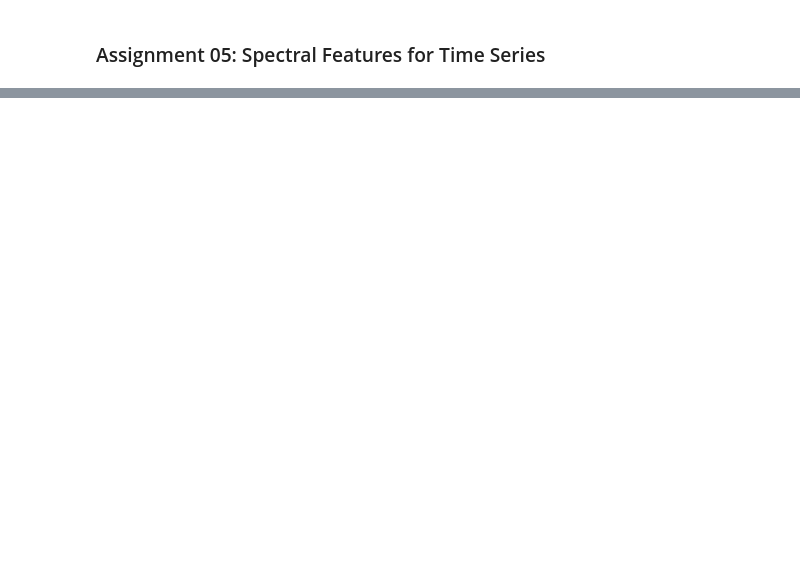
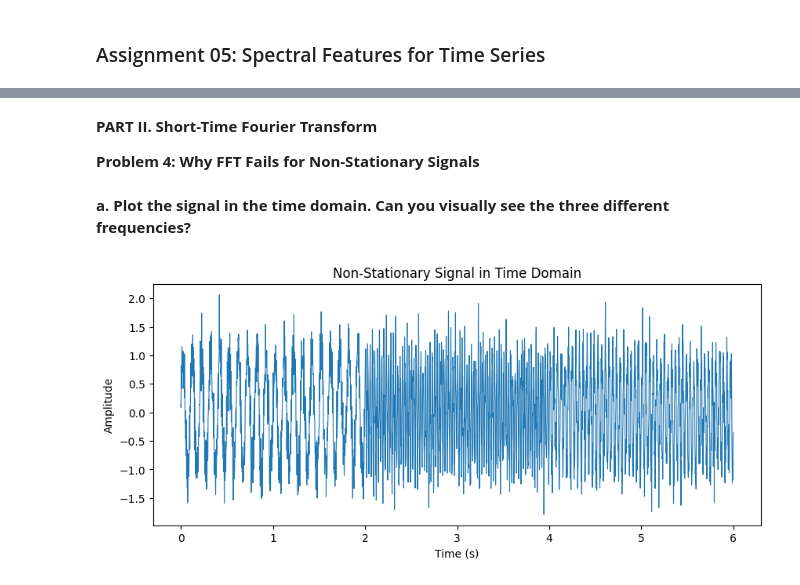
Before and after one commit to sarana22/Spectral-Features-for-Time-Series, a Jupyter notebook: SpectralFeatures.ipynb, the cells around one changed output, grey strips where cells are left out. Cells and saved outputs as stored; diff of their text form; code cells hidden in the pictures; blank space fills up the shorter version.

Commit message:
Part I and II completed

```diff
--- a/SpectralFeatures.ipynb
+++ b/SpectralFeatures.ipynb
@@ -36,0 +33,23 @@ Successfully installed PyWavelets-1.9.0 contourpy-1.3.3 cycler-0.12.1 fonttools-
+# %%
+fs = 500 # Sampling rate (Hz)
+t = np.arange(0, 3, 1/fs) # 3 seconds
+np.random.seed(42)
+# Mystery signal (3 sine waves + noise)
+x = (1.0 * np.sin(2*np.pi*12*t) +
+0.6 * np.sin(2*np.pi*35*t) +
+0.4 * np.sin(2*np.pi*67*t) +
+2.5 * np.random.randn(len(t)))
+plt.plot(t, x, linewidth=0.3)
+plt.title('Mystery Signal'); plt.xlabel('Time (s)')
+plt.show()
+
+
+
+N = len(x)
+X = fft(x) # Apply FFT
+freqs = fftfreq(N, 1/fs) # Frequency axis
+amp = 2/N * np.abs(X[:N//2]) # Single-sided amplitude
+plt.plot(freqs[:N//2], amp)
+plt.xlabel('Frequency (Hz)'); plt.ylabel('Amplitude')
+plt.xlim(0, 100)
+plt.show()
@@ -36,0 +149,23 @@ Successfully installed PyWavelets-1.9.0 contourpy-1.3.3 cycler-0.12.1 fonttools-
+# %% [markdown]
+**PART II. Short-Time Fourier Transform**
+
+**Problem 4: Why FFT Fails for Non-Stationary Signals**
+# %%
+fs = 500; t = np.arange(0, 6, 1/fs)
+np.random.seed(42)
+x = np.zeros_like(t)
+x[t < 2] = np.sin(2*np.pi*10*t[t < 2])
+x[(t >= 2) & (t < 4)] = np.sin(2*np.pi*40*t[(t >= 2) & (t < 4)])
+x[t >= 4] = np.sin(2*np.pi*25*t[t >= 4])
+x += 0.3 * np.random.randn(len(t))
+# %% [markdown]
+**a. Plot the signal in the time domain. Can you visually see the three different frequencies?**
+# %%
+plt.figure(figsize=(10,4))
+plt.plot(t, x, linewidth=0.8)
+plt.xlabel('Time (s)')
+plt.ylabel('Amplitude')
+plt.title('Non-Stationary Signal in Time Domain')
+plt.show()
+# %% [output]
+[figure, added]
```
Also changed, not shown: parts of 26 cells of this notebook.
